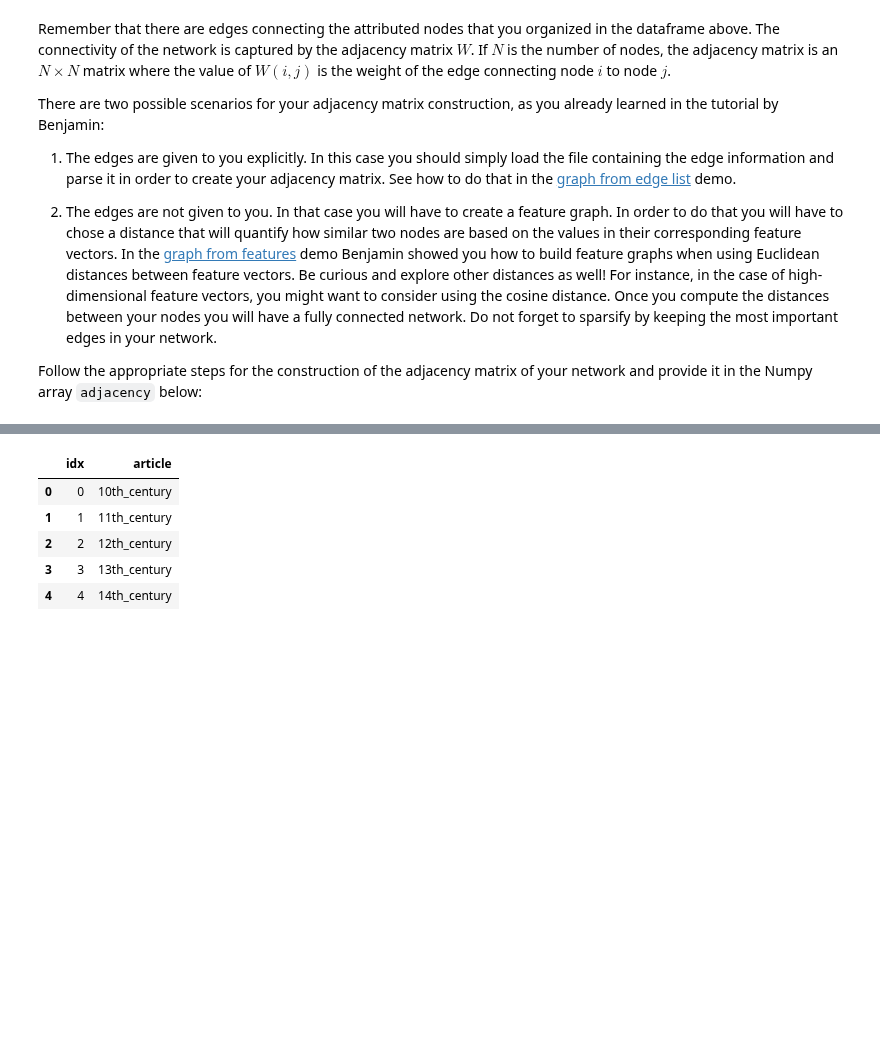
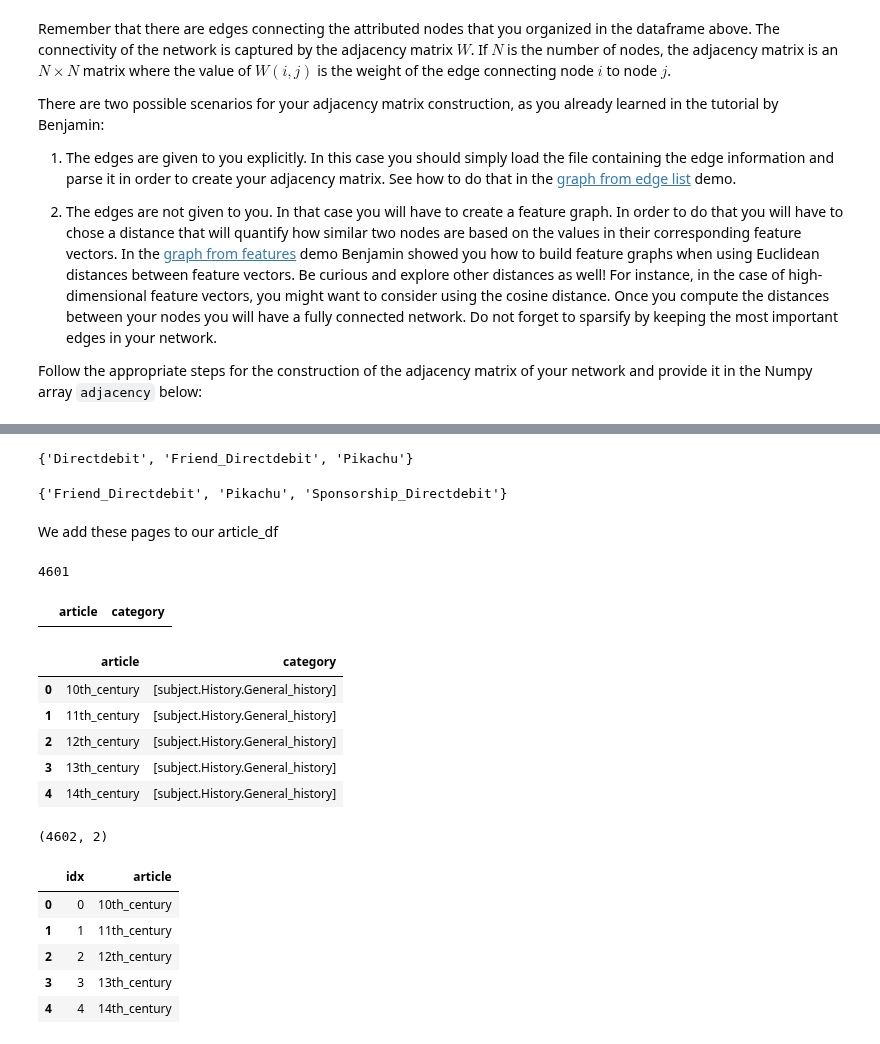
Before and after one commit to isabelaconstantin/wikinet, a Jupyter notebook: milestone1/1_network_properties.ipynb, the cells around one changed output, grey strips where cells are left out. Drawn from its saved outputs; the diff is of its cells as text; code cells hidden in the pictures; blank space fills up the shorter version.

Commit message:
part1B refactored, account for pages with a link but w/o categor

```diff
--- a/milestone1/1_network_properties.ipynb
+++ b/milestone1/1_network_properties.ipynb
@@ -131,3 +132,41 @@ Follow the appropriate steps for the construction of the adjacency matrix of you
+# %%
+# Note there are links being linked but not having a category
+set(list(edges['link'])) - set(list(article_df['article']))
+# %% [output]
+{'Directdebit', 'Friend_Directdebit', 'Pikachu'}
+# %%
+# Note there are links that link to other articles but dont have a category
+set(list(edges['article'])) - set(list(article_df['article']))
+# %% [output]
+{'Friend_Directdebit', 'Pikachu', 'Sponsorship_Directdebit'}
+# %% [markdown]
+We add these pages to our article_df
+# %%
+article_df = article_df.merge(edges.drop(columns=['link']).drop_duplicates(), \
+                              right_on= 'article', left_on= 'article', how='outer' )
+print(len(article_df))
+# %% [output]
+4601
+# %%
+# sanity check
+article_df[article_df['article'].isna()]
+# %% [output]
+|  | article | category |
+# %%
+edges_temp = edges.drop(columns=['article']).drop_duplicates().rename(columns = {'link': 'article'})
+article_df = article_df.merge(edges_temp, right_on= 'article', left_on= 'article', how='outer')
+article_df.head()
+# %% [output]
+|  | article | category |
+| 0 | 10th_century | [subject.History.General_history] |
+| 1 | 11th_century | [subject.History.General_history] |
+| 2 | 12th_century | [subject.History.General_history] |
+| 3 | 13th_century | [subject.History.General_history] |
+| 4 | 14th_century | [subject.History.General_history] |
+# %%
+article_df.shape
+# %% [output]
+(4602, 2)
 # %%
 nodes = article_df.reset_index(level=0)
 nodes.drop(columns=['category'], inplace=True)
```
Also changed, not shown: parts of 10 cells of this notebook.
